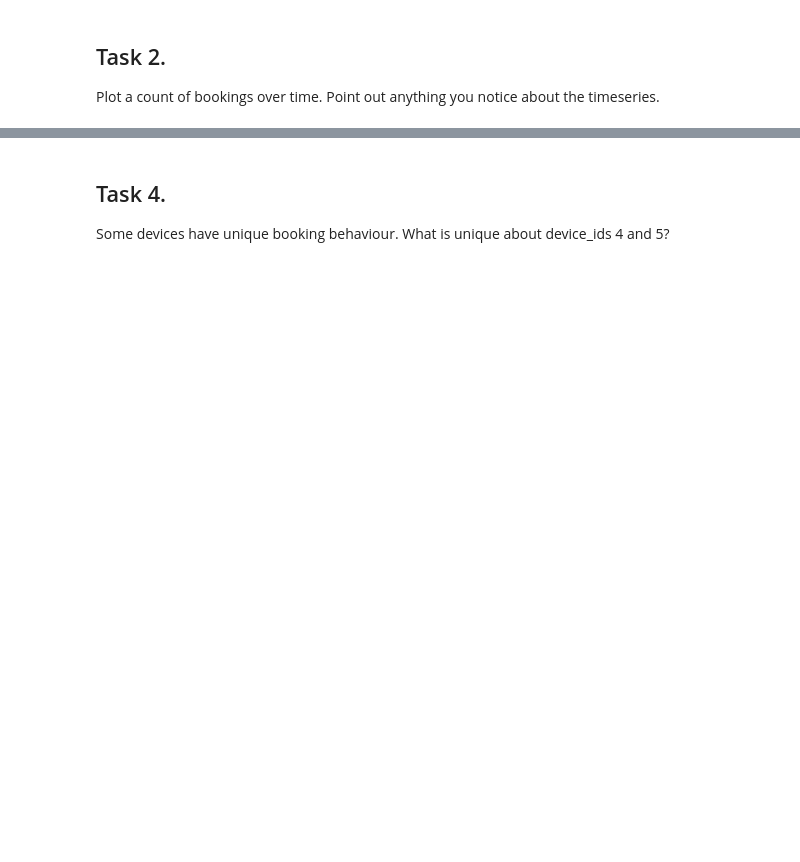
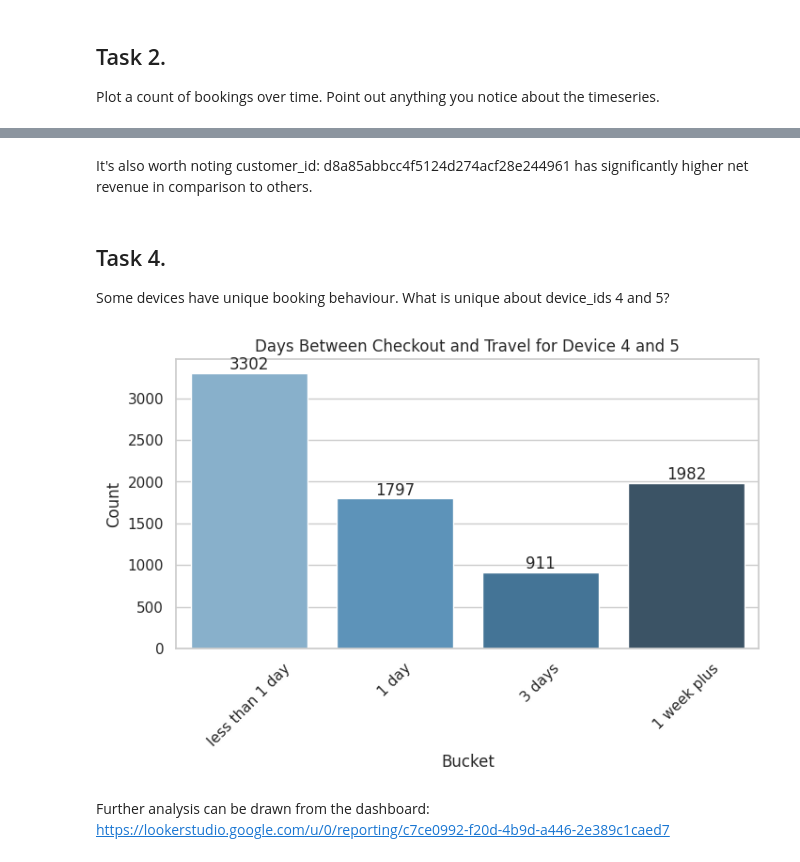
Before and after one commit to AndyH96/Python_SQL_Assessment, a Jupyter notebook: nina_care.ipynb, the cells around one changed output, grey strips where cells are left out. Saved outputs shown, nothing was run; the diff lists cells and outputs as text; code cells hidden in the pictures; blank space fills up the shorter version.

```diff
--- a/nina_care.ipynb
+++ b/nina_care.ipynb
@@ -254,0 +304,13 @@ cleaned_fact_orders = pd.read_sql_query("""
+# %%
+# Summing net revenue by activity_category in SQL
+fact_orders = pd.read_sql_query("""
+     SELECT
+        customer_id,
+        SUM(net_revenue) AS sum_net_revenue
+     FROM fact_orders
+     GROUP BY customer_id
+     ORDER BY sum_net_revenue DESC
+""", conn)
+
+# Print the results as a formatted table in descending order
+print(tabulate(fact_orders.head(10), headers='keys', tablefmt='psql', showindex=False))
@@ -255,3 +332,5 @@ cleaned_fact_orders = pd.read_sql_query("""
+# %% [markdown]
+It's also worth noting customer_id: d8a85abbcc4f5124d274acf28e244961 has significantly higher net revenue in comparison to others.
 # %% [markdown]
 ## Task 4.
 Some devices have unique booking behaviour. What is unique about device_ids 4 and 5?
@@ -266,0 +337,54 @@ Some devices have unique booking behaviour. What is unique about device_ids 4 an
+# %%
+# Looking into time interval between checkout and travel for device 4 and 5
+fact_orders = pd.read_sql_query("""
+WITH time_between_checkout_travel AS (
+     SELECT
+        customer_id,
+        booking_id,
+        date_of_checkout,
+        date_of_travel,
+        device_id,
+        (julianday(date_of_travel) - julianday(date_of_checkout)) AS time_between_checkout_travel
+     FROM fact_orders
+     WHERE device_id IN (4, 5)
+)
+
+SELECT *
+FROM time_between_checkout_travel
+""", conn)
+#################################### Sorting Days from Checkout -> Activity into buckets################################
+####################################### #################################### ###########################################
+# Define the custom bins and labels
+bins = [0, 1, 3, 7, np.inf]
+labels = ['less than 1 day', '1 day', '3 days', '1 week plus']
+
+# Assign the data points to their respective buckets and count occurrences
+bucket_counts = (
+    fact_orders
+    .assign(bucket=lambda x: pd.cut(x['time_between_checkout_travel'], bins=bins, labels=labels, right=False))
+    ['bucket']
+    .value_counts()
+    .reindex(labels)
+)
+
+# Set the style for the plot
+sns.set(style="whitegrid")
+
+# Plot the chart
+plt.figure(figsize=(8, 4))
+sns.barplot(x=bucket_counts.index, y=bucket_counts.values, palette="Blues_d")
+plt.xlabel('Bucket')
+plt.ylabel('Count')
+plt.title('Days Between Checkout and Travel for Device 4 and 5')
+plt.xticks(rotation=45)
+
+# Add value labels to the bars
+for i, count in enumerate(bucket_counts.values):
+    plt.text(i, count, str(count), ha='center', va='bottom')
+
+# Display the chart
+plt.show()
+# %% [output]
+[figure, added]
+# %% [markdown]
+Further analysis can be drawn from the dashboard: https://lookerstudio.google.com/u/0/reporting/c7ce0992-f20d-4b9d-a446-2e389c1caed7
```
Also changed, not shown: parts of 18 cells of this notebook.
